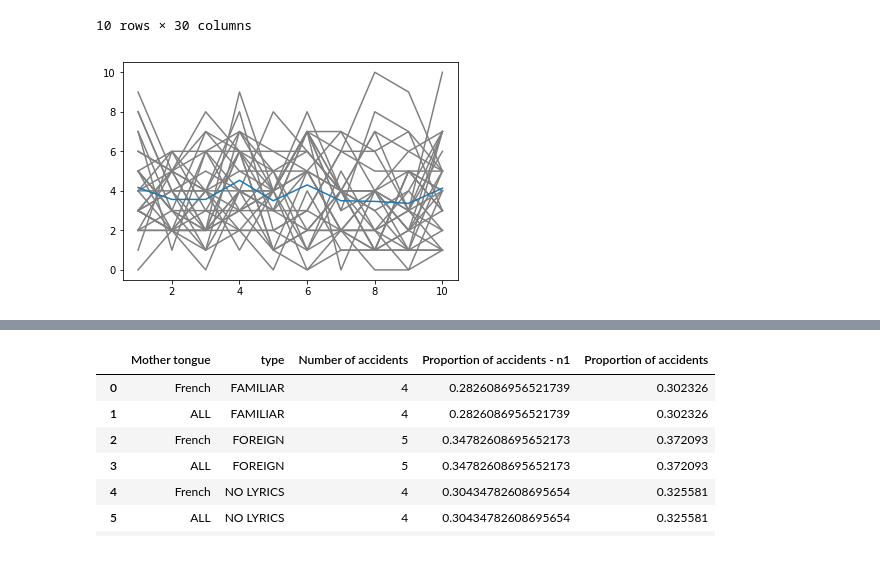
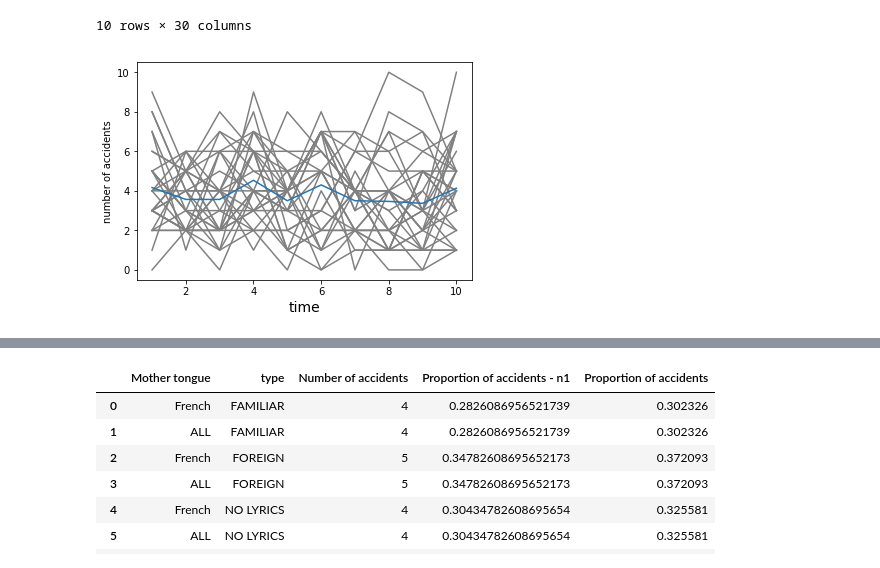
Before and after one commit to MrymZakani/DigitalMusicology, a Jupyter notebook: performance_analyzer.ipynb, the cells around one changed output, grey strips where cells are left out. Drawn from its saved outputs; the diff is of its cells as text; code cells hidden in the pictures.

```diff
--- a/performance_analyzer.ipynb
+++ b/performance_analyzer.ipynb
@@ -130,23 +130,25 @@ with open("output.csv", "w") as output:
 # %%
 import matplotlib.pyplot as plt
 x = [1 , 2 , 3 , 4 , 5 , 6 , 7 , 8 , 9 , 10]
 
 performances = []
 for i in range(0,len(users)):
     performances.append(users[i].all_performances)
     plt.plot(x,users[i].all_performances, color="gray")
 
 
 experiments_mean = [0 , 0 , 0 , 0 , 0 , 0 , 0 , 0 , 0 , 0]
 for i in range(0,len(users)):
     for j in range(0,10):
         experiments_mean[j] += performances[i][j]
 
 plt.plot(x,[y/30 for y in experiments_mean])
+plt.xlabel('time', fontsize=14)
+plt.ylabel('number of accidents', fontsize=10)
 
 plt.show()
 # %% [output]
-[figure, old version]
+[figure, new version]
 # %%
 normalized_performances = []
 for i in range(0,len(users)):
```
Also changed, not shown: parts of 1 cell of this notebook, 4 other files.
